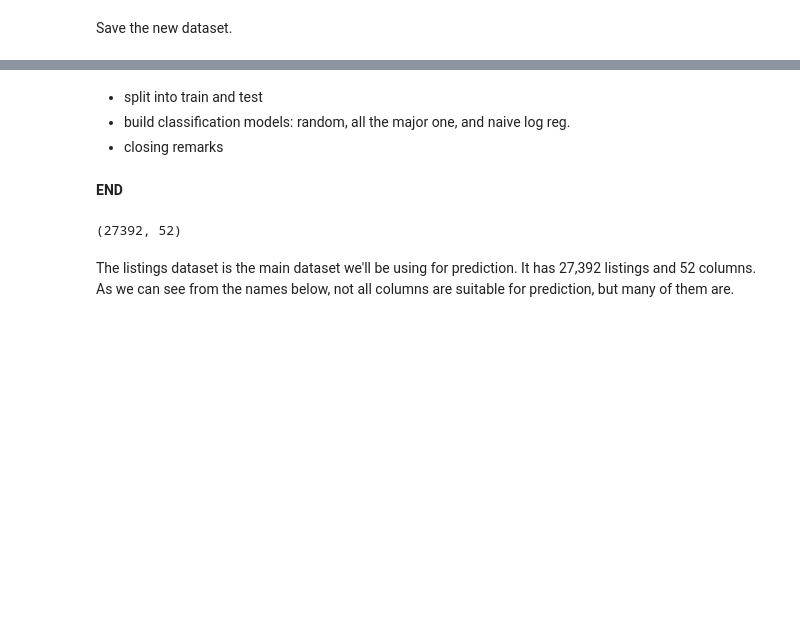
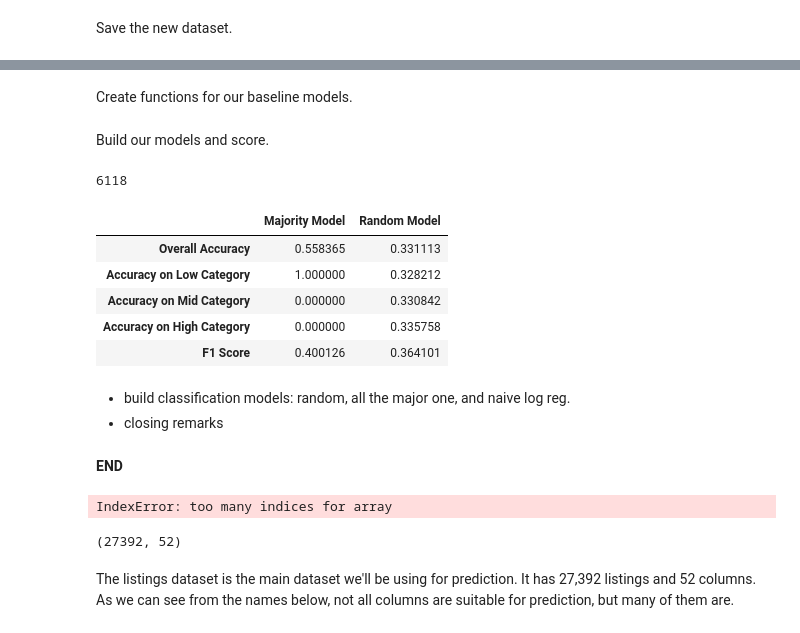
Before and after one commit to vijay4321/cs109AAirbnbProject, a Jupyter notebook: Camera-Murray-Garg-Thangella_CS109A_Project_Milestone4.ipynb, the cells around one changed output, grey strips where cells are left out. Drawn from its saved outputs; the diff is of its cells as text; code cells hidden in the pictures; blank space fills up the shorter version.

Commit message:
Added baselines except logreg
need to encode categoricals, do logreg, and closing

```diff
--- a/Camera-Murray-Garg-Thangella_CS109A_Project_Milestone4.ipynb
+++ b/Camera-Murray-Garg-Thangella_CS109A_Project_Milestone4.ipynb
@@ -113,10 +172,70 @@ listingsDF.to_csv ( './datasets/cleansed_listings_with_target.tab.gz', sep = '\t
+# %%
+# function to compute the accuracy of a given model
+score = lambda model, x_test, y_test: pd.Series ( [ model.score ( x_test, y_test ),
+                                                    model.score ( x_test [ y_test == "Low" ],  y_test [ y_test == "Low" ]  ),
+                                                    model.score ( x_test [ y_test == "Mid" ],  y_test [ y_test == "Mid" ]  ),
+                                                    model.score ( x_test [ y_test == "High" ], y_test [ y_test == "High" ] ),
+                                                    f1_score    ( y_test, model.predict ( x_test ), average = "weighted" ) ],
+                                                    index = [ 'Overall Accuracy', 'Accuracy on Low Category', 'Accuracy on Mid Category', 'Accuracy on High Category', 'F1 Score'  ])
+# %% [markdown]
+Create functions for our baseline models.
+# %%
+# model predicting random values
+class random_model ( object ):
+    def predict ( self, x ):
+        cats = [ "Low", "Mid", "High" ]
+        return np.random.choice ( cats, len ( x ), replace = True )
+
+    def score(self, x, y):
+        y_pred = self.predict ( x )
+        return ( y_pred == y ).sum() * 1. / len ( y )
+
+# model predicting the majority: Low
+class maj_model ( object ):
+    def predict ( self, x ):
+        return np.array ( [ "Low" ] * len ( x ) )
+    def score ( self, x, y ):
+        y_pred = self.predict ( x )
+        return ( y_pred == y ).sum() * 1. / len ( y )
+# %% [markdown]
+Build our models and score.
+# %%
+(z == y_test).sum()
+# %% [output]
+6118
+# %%
+# build and score our baseline models
+random              = random_model()
+random_model_scores = score ( random,  x_test, y_test )
+
+majority            = maj_model()
+majority_scores     = score ( majority, x_test, y_test )
+
+#logreg              = LogisticRegression()
+#logreg.fit ( x_train, y_train )
+#logreg_model_scores = score ( logreg,  x_test, y_test )
+
+# print scores
+score_df = pd.DataFrame ( { 'Random Model'              : random_model_scores,
+                            'Majority Model'            : majority_scores } )
+#                            'Logistic Regression Model' : logreg_model_scores } )
+score_df
+# %% [output]
+|  | Majority Model | Random Model |
+| Overall Accuracy | 0.558365 | 0.331113 |
+| Accuracy on Low Category | 1.000000 | 0.328212 |
+| Accuracy on Mid Category | 0.000000 | 0.330842 |
+| Accuracy on High Category | 0.000000 | 0.335758 |
+| F1 Score | 0.400126 | 0.364101 |
 # %% [markdown]
-
-- split into train and test
 - build classification models: random, all the major one, and naive log reg.
 - closing remarks
 # %% [markdown]
 ****END****
+# %%
+np.array ( 'x' )
+# %% [output]
+IndexError: too many indices for array
 # %%
 listingsDF.shape
 # %% [output]
```
Also changed, not shown: parts of 11 cells of this notebook, 3 other files.
